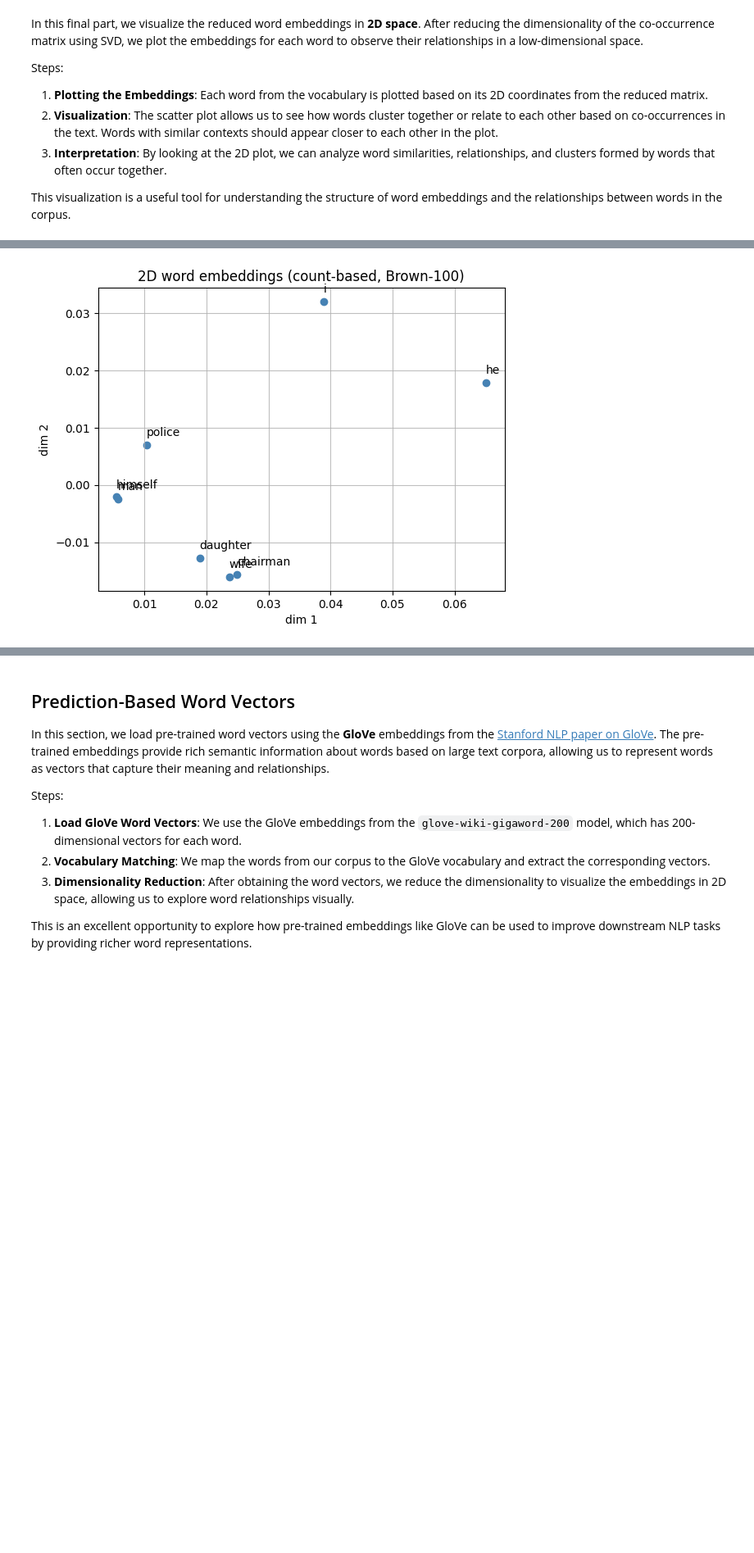
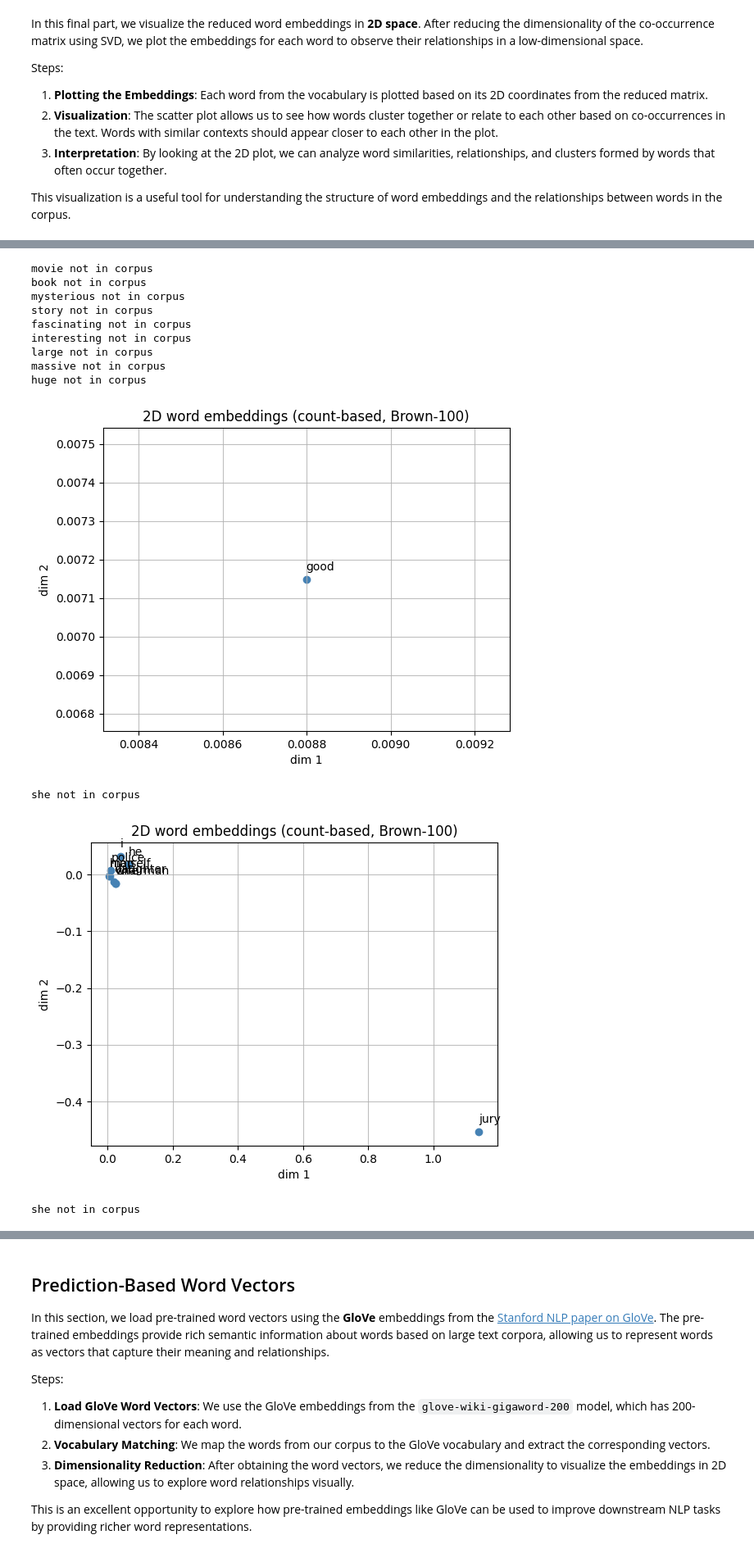
Before and after one commit to myriamth04/NLP, a Jupyter notebook: NLP_2026_A2.ipynb, the cells around one changed output, grey strips where cells are left out. Shown at 82% size. Cells and saved outputs as stored; diff of their text form; code cells hidden in the pictures; blank space fills up the shorter version.

```diff
--- a/NLP_2026_A2.ipynb
+++ b/NLP_2026_A2.ipynb
@@ -471,26 +453,39 @@ huge not in corpus
 # %%
 def plot_embeddings(M_reduced, words):
     for word in words:
         if word not in word_to_index:
             print(f"{word} not in corpus")
             continue
         idx = word_to_index[word]
         x, y = M_reduced[idx, 0], M_reduced[idx, 1]
         plt.scatter(x, y, marker='o', color='steelblue')
         plt.annotate(word, (x, y), xytext=(0, 8), textcoords='offset points', fontsize=10)
     plt.title("2D word embeddings (count-based, Brown-100)")
     plt.xlabel("dim 1")
     plt.ylabel("dim 2")
     plt.grid(True, alpha=0.8)
     plt.show()
 
 M_reduced = reduce_to_k_dim(co_matrix, k=2)
 words = ['movie', 'book', 'mysterious', 'story', 'fascinating', 'good', 'interesting', 'large', 'massive', 'huge']
-# words2 = ['president', 'government', 'state', 'country', 'city', 'county', 'jury', 'court', 'said', 'reported', 'surveillance',
-words2 = ['man','wife', 'daughter', 'she', 'he', 'himself', 'i', 'chairman', 'police']
+words2 = ['man','wife', 'daughter', 'she', 'he', 'himself', 'i', 'chairman', 'police', 'jury']
+words3 = ['man','wife', 'daughter', 'she', 'he', 'himself', 'i', 'chairman', 'police']
 #note: word list needs to be adjusted to each new corpus with an explanation of why you choose to plot the words you do
 
 plot_embeddings(M_reduced, words)
 plot_embeddings(M_reduced, words2)
+plot_embeddings(M_reduced, words3)
 # %% [output]
+movie not in corpus
+book not in corpus
+mysterious not in corpus
+story not in corpus
+fascinating not in corpus
+interesting not in corpus
+large not in corpus
+massive not in corpus
+huge not in corpus
-[figure, old version]
+[figure, new version]
+she not in corpus
+[figure, added]
+she not in corpus
```
Also changed, not shown: parts of 4 cells of this notebook.
